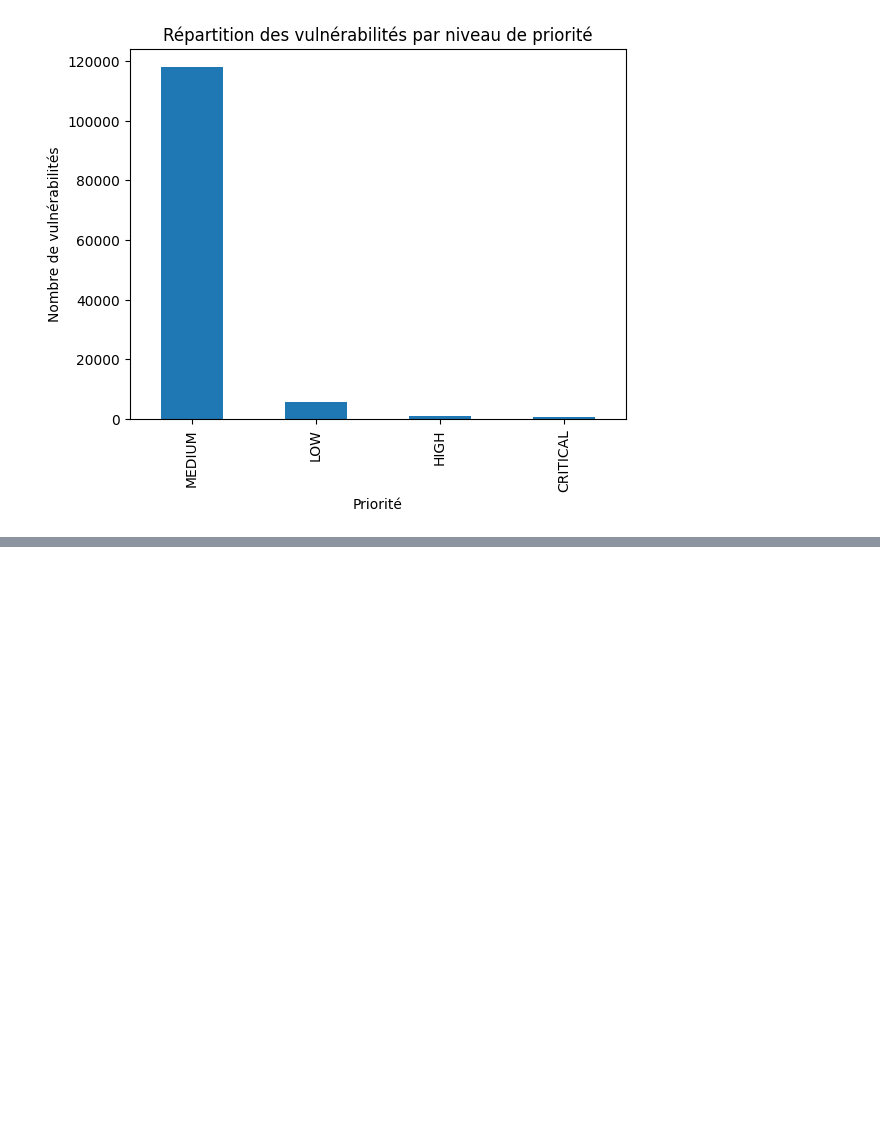
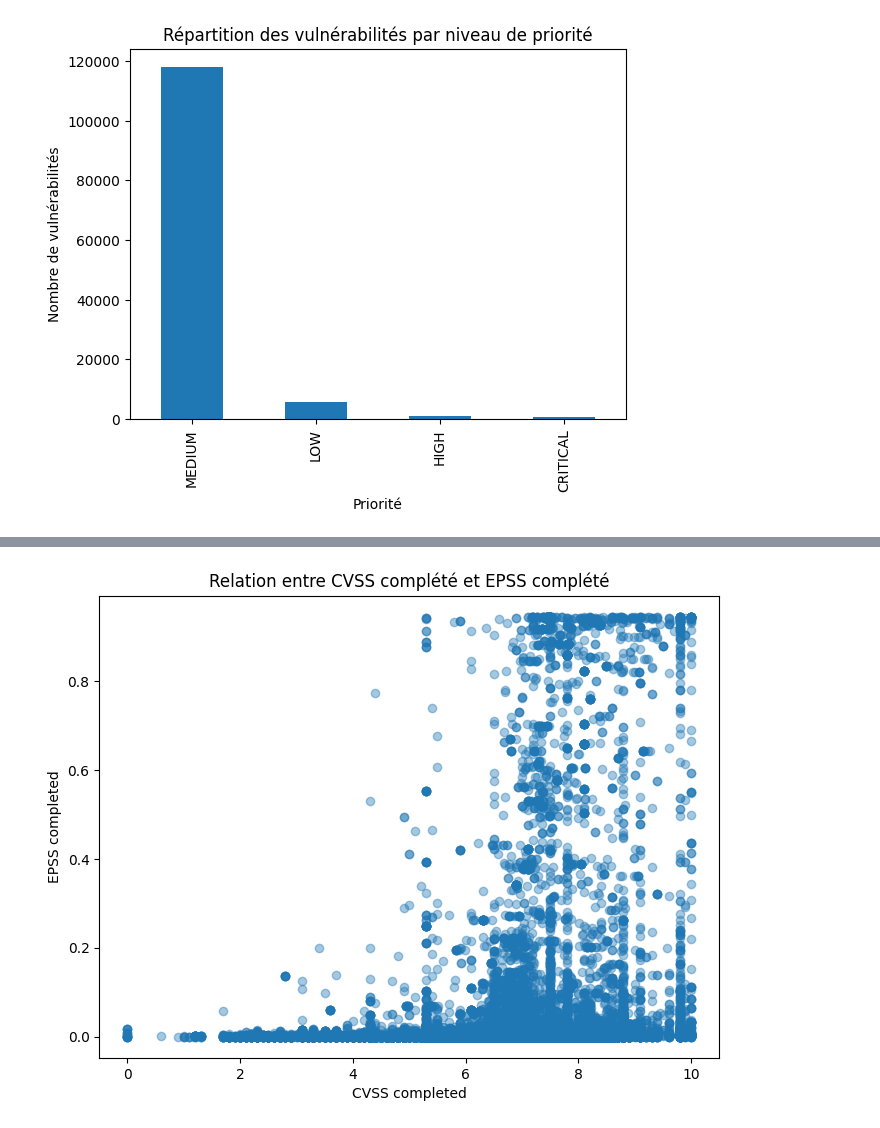
Before and after one commit to Arthur-Boutelier/Mastercamp, a Jupyter notebook: TD_noté/notebook.ipynb, the cells around one changed output, grey strips where cells are left out. Saved outputs shown, nothing was run; the diff lists cells and outputs as text; code cells hidden in the pictures; blank space fills up the shorter version.

```diff
--- a/TD_noté/notebook.ipynb
+++ b/TD_noté/notebook.ipynb
@@ -333,0 +361,15 @@ plt.show()
+# %%
+plt.figure(figsize=(8, 6))
+
+plt.scatter(
+    df_completed["CVSS_completed"],
+    df_completed["EPSS_completed"],
+    alpha=0.4
+)
+
+plt.title("Relation entre CVSS complété et EPSS complété")
+plt.xlabel("CVSS completed")
+plt.ylabel("EPSS completed")
+plt.show()
+# %% [output]
+[figure, added]
```
Also changed, not shown: parts of 4 cells of this notebook, 1 other file.
